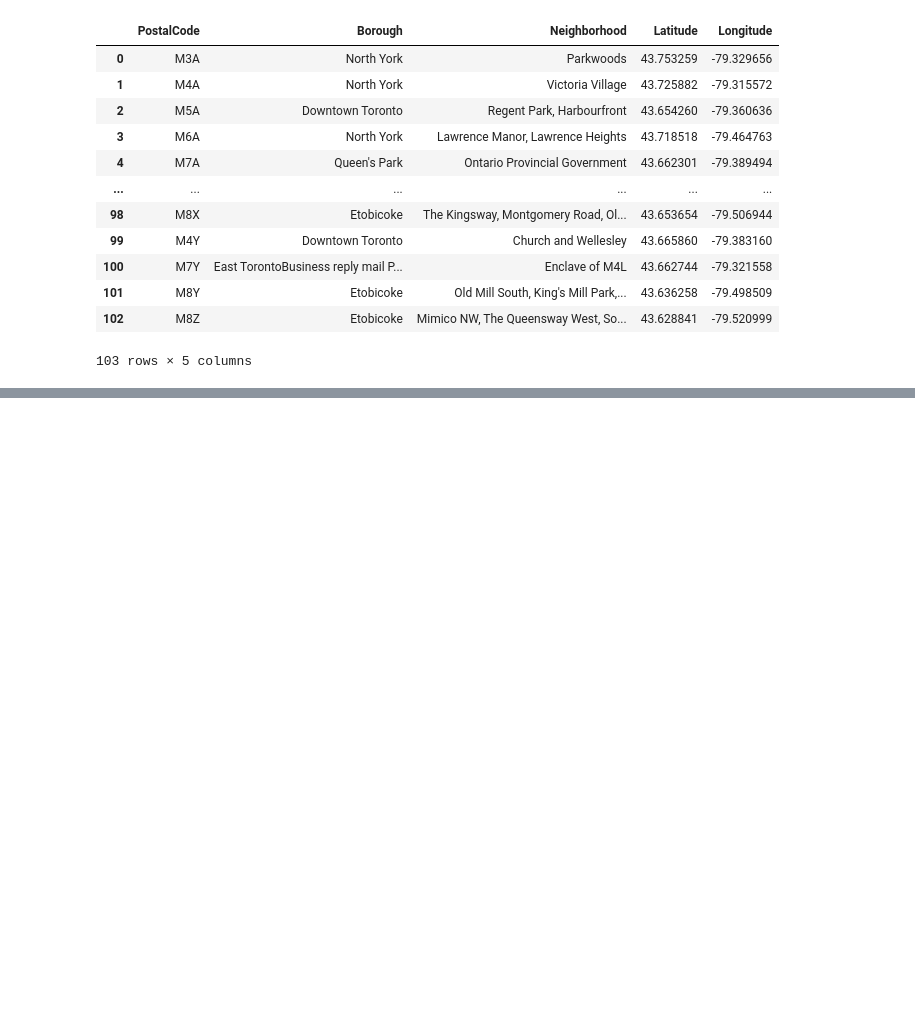
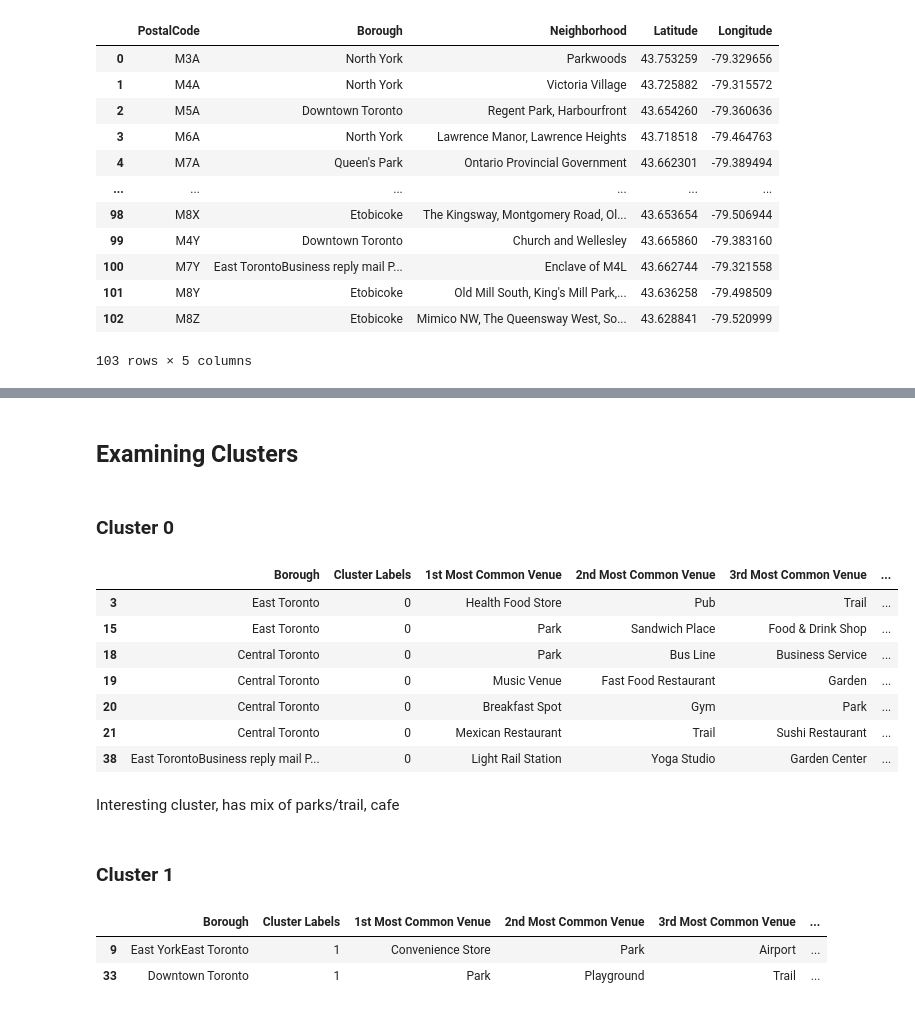
Before and after one commit to kenkoonwong/toronto_df, a Jupyter notebook: capstone_knn.ipynb, the cells around one changed output, grey strips where cells are left out. Cells and saved outputs as stored; diff of their text form; code cells hidden in the pictures; blank space fills up the shorter version.

Commit message:
Published from Watson Studio.

```diff
--- a/capstone_knn.ipynb
+++ b/capstone_knn.ipynb
@@ -62,0 +521,25 @@ df3
+# %% [markdown]
+## Examining Clusters
+# %% [markdown]
+### Cluster 0
+# %%
+toronto_merged.loc[toronto_merged['Cluster Labels'] == 0, toronto_merged.columns[[1] + list(range(5, toronto_merged.shape[1]))]]
+# %% [output]
+|  | Borough | Cluster Labels | 1st Most Common Venue | 2nd Most Common Venue | 3rd Most Common Venue | ... |
+| 3 | East Toronto | 0 | Health Food Store | Pub | Trail | ... |
+| 15 | East Toronto | 0 | Park | Sandwich Place | Food & Drink Shop | ... |
+| 18 | Central Toronto | 0 | Park | Bus Line | Business Service | ... |
+| 19 | Central Toronto | 0 | Music Venue | Fast Food Restaurant | Garden | ... |
+| 20 | Central Toronto | 0 | Breakfast Spot | Gym | Park | ... |
+| 21 | Central Toronto | 0 | Mexican Restaurant | Trail | Sushi Restaurant | ... |
+| 38 | East TorontoBusiness reply mail P... | 0 | Light Rail Station | Yoga Studio | Garden Center | ... |
+# %% [markdown]
+Interesting cluster, has mix of parks/trail, cafe
+# %% [markdown]
+### Cluster 1
+# %%
+toronto_merged.loc[toronto_merged['Cluster Labels'] == 1, toronto_merged.columns[[1] + list(range(5, toronto_merged.shape[1]))]]
+# %% [output]
+|  | Borough | Cluster Labels | 1st Most Common Venue | 2nd Most Common Venue | 3rd Most Common Venue | ... |
+| 9 | East YorkEast Toronto | 1 | Convenience Store | Park | Airport | ... |
+| 33 | Downtown Toronto | 1 | Park | Playground | Trail | ... |
```
Also changed, not shown: parts of 49 cells of this notebook.
